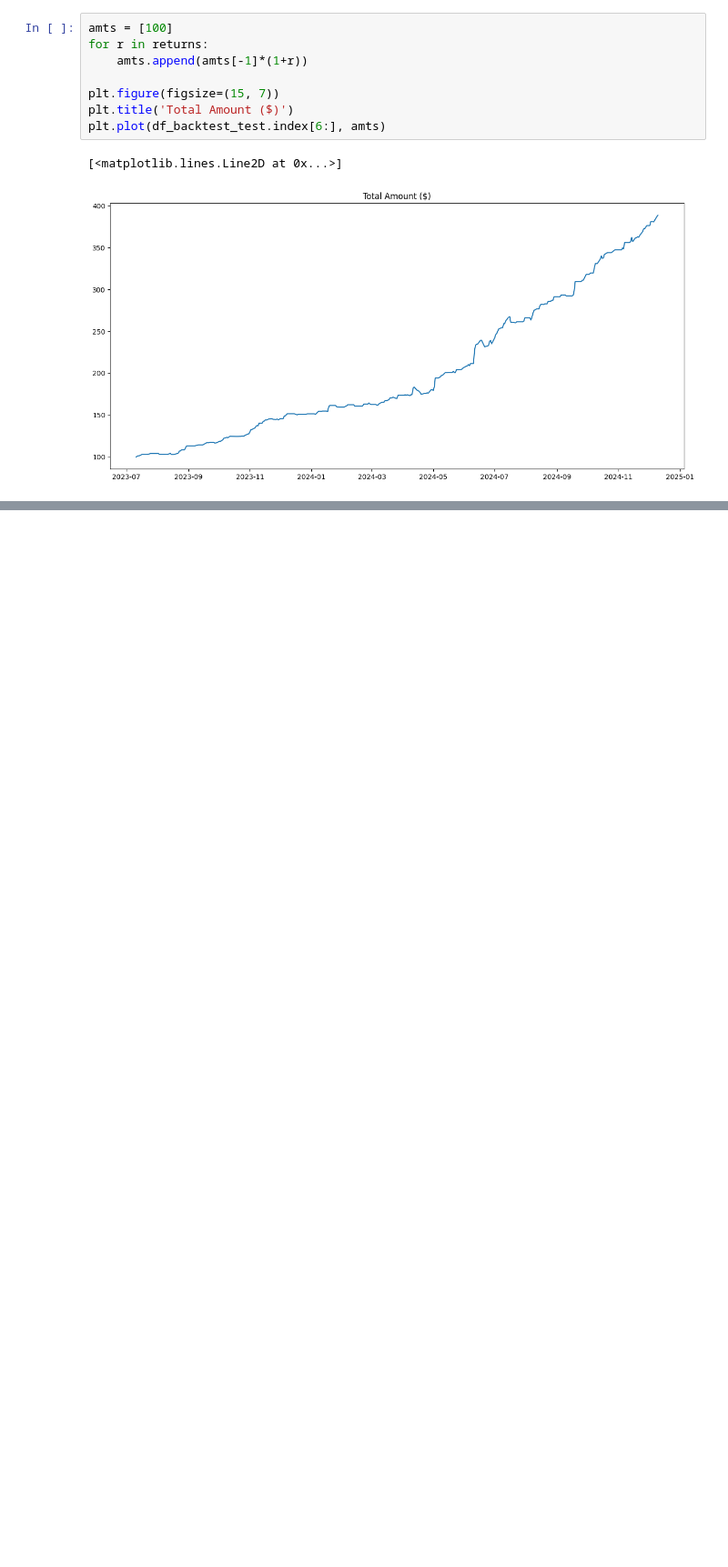
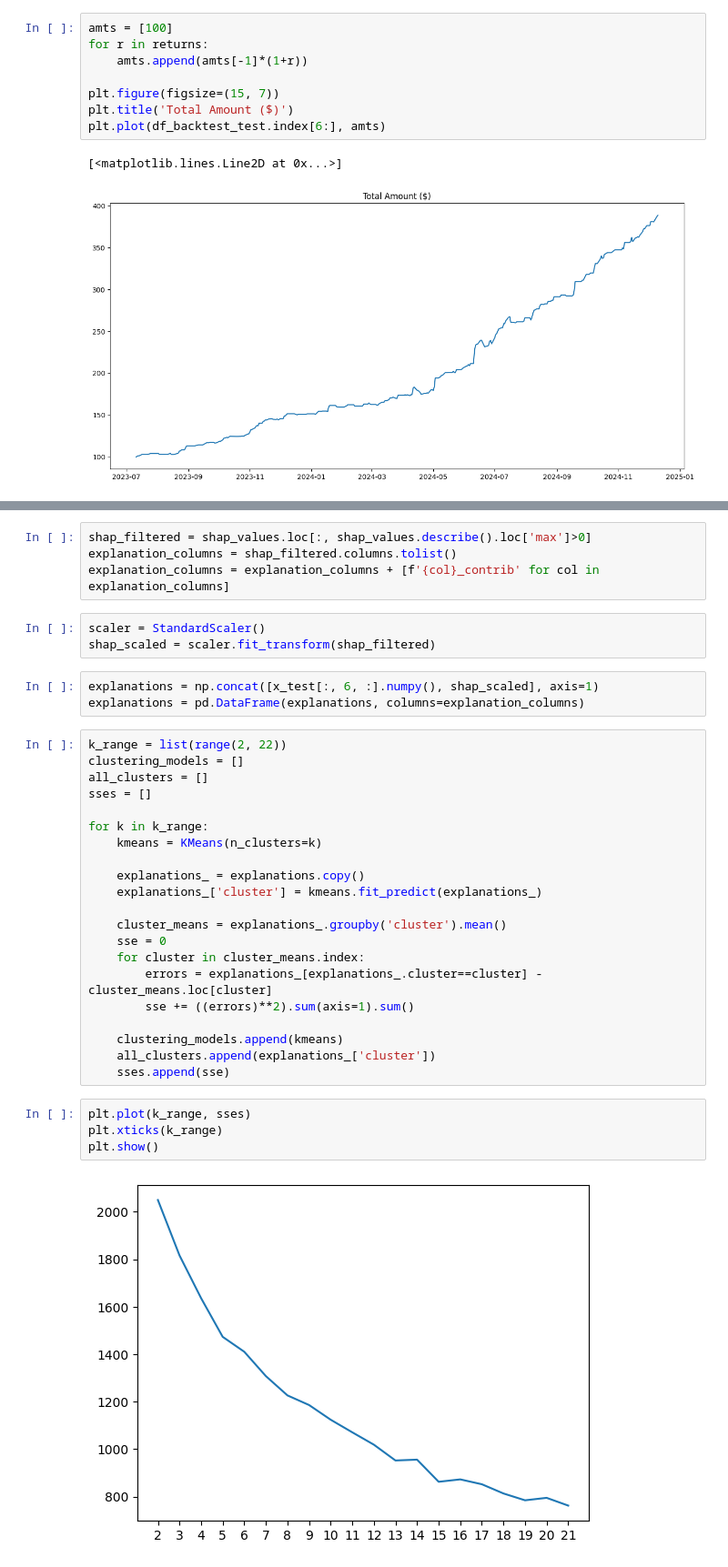
Before and after one commit to egeatmaca/stock_price_prediction, a Jupyter notebook: transformers_and_lstm.ipynb, the cells around one changed output, grey strips where cells are left out. Shown at 91% size. Saved outputs shown, nothing was run; the diff lists cells and outputs as text; blank space fills up the shorter version.

```diff
--- a/transformers_and_lstm.ipynb
+++ b/transformers_and_lstm.ipynb
@@ -714,0 +759,37 @@ plt.plot(df_backtest_test.index[6:], amts)
+# %%
+shap_filtered = shap_values.loc[:, shap_values.describe().loc['max']>0]
+explanation_columns = shap_filtered.columns.tolist()
+explanation_columns = explanation_columns + [f'{col}_contrib' for col in explanation_columns]
+# %%
+scaler = StandardScaler()
+shap_scaled = scaler.fit_transform(shap_filtered)
+# %%
+explanations = np.concat([x_test[:, 6, :].numpy(), shap_scaled], axis=1)
+explanations = pd.DataFrame(explanations, columns=explanation_columns)
+# %%
+k_range = list(range(2, 22))
+clustering_models = []
+all_clusters = []
+sses = []
+
+for k in k_range:
+    kmeans = KMeans(n_clusters=k)
+
+    explanations_ = explanations.copy()
+    explanations_['cluster'] = kmeans.fit_predict(explanations_)
+
+    cluster_means = explanations_.groupby('cluster').mean()
+    sse = 0
+    for cluster in cluster_means.index:
+        errors = explanations_[explanations_.cluster==cluster] - cluster_means.loc[cluster]
+        sse += ((errors)**2).sum(axis=1).sum()
+
+    clustering_models.append(kmeans)
+    all_clusters.append(explanations_['cluster'])
+    sses.append(sse)
+# %%
+plt.plot(k_range, sses)
+plt.xticks(k_range)
+plt.show()
+# %% [output]
+[figure, added]
```
Also changed, not shown: parts of 28 cells of this notebook, 4 other files.
